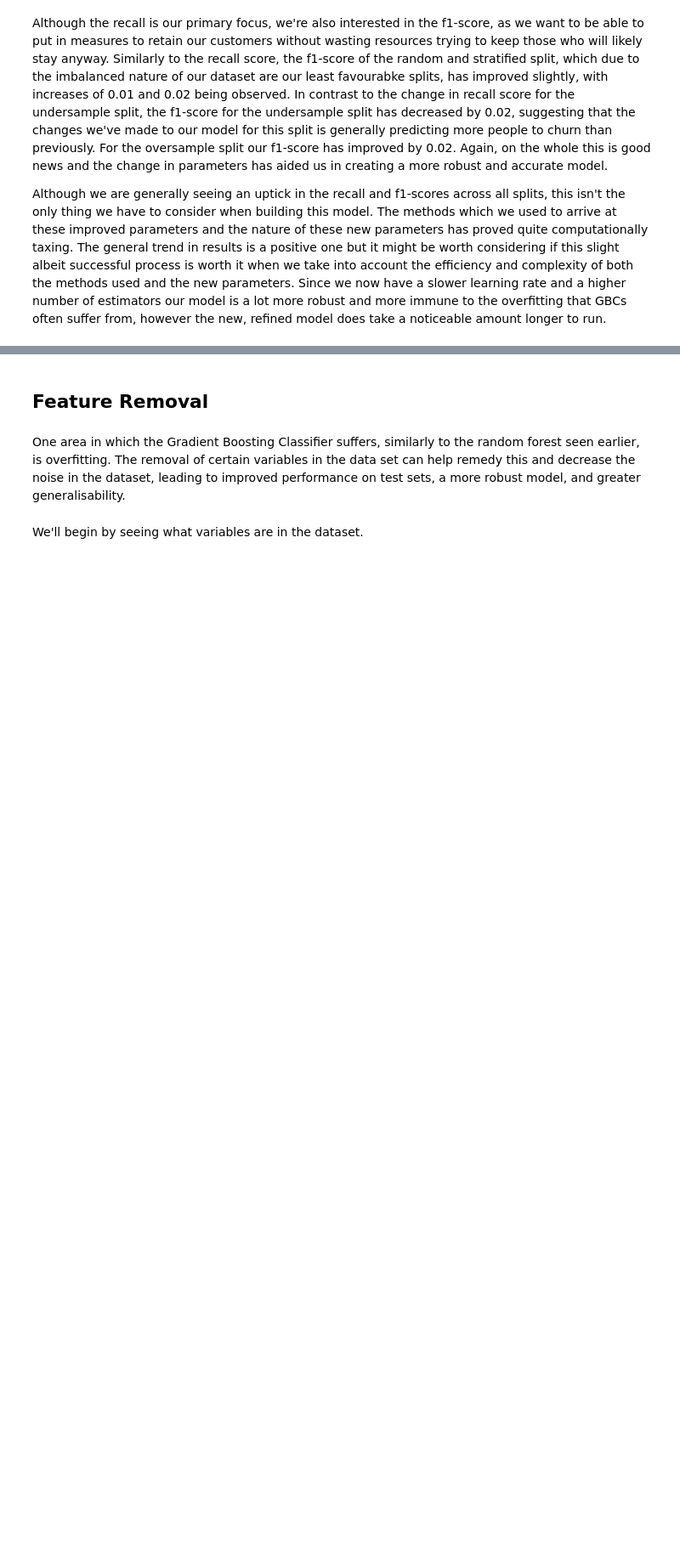
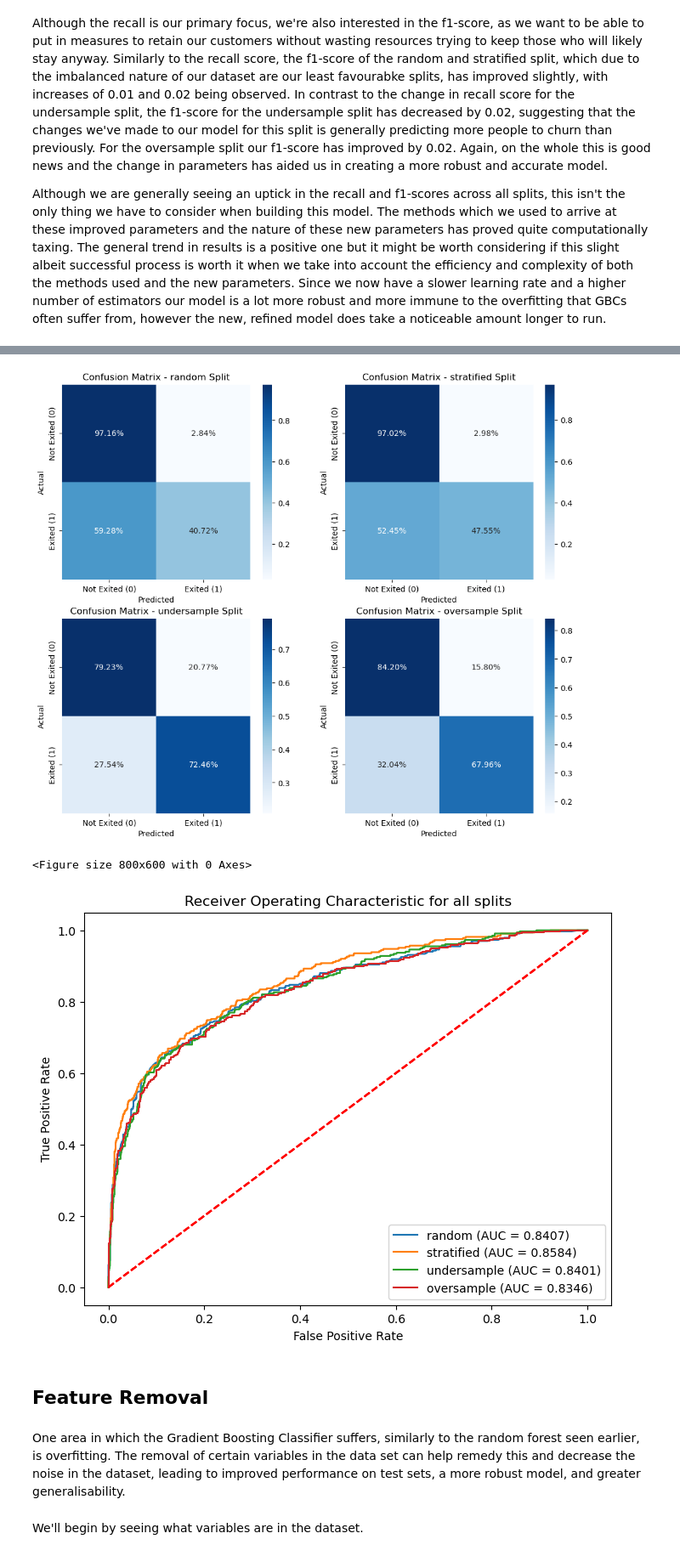
Before and after one commit to djjjones6/Group_Assessment_1, a Jupyter notebook: DaveJ/Gradient Boosting.ipynb, the cells around one changed output, grey strips where cells are left out. Shown at 85% size. Saved outputs shown, nothing was run; the diff lists cells and outputs as text; code cells hidden in the pictures; blank space fills up the shorter version.

```diff
--- a/DaveJ/Gradient Boosting.ipynb
+++ b/DaveJ/Gradient Boosting.ipynb
@@ -285,0 +297,9 @@ Although we are generally seeing an uptick in the recall and f1-scores across al
+# %%
+es_model = GradientBoostingClassifier(learning_rate = 0.01, n_estimators = 1750, max_depth = 4, validation_fraction = 0.1, n_iter_no_change=15, random_state = 0)
+performance_es = {}
+es_model.fit(X_train_raw, y_train_raw)
+performance_es = evaluating_performance_diff_splits(model=es_model,split_data=split_data,performance_matrix=performance_es)
+# %% [output]
+[figure, added]
+<Figure size 800x600 with 0 Axes>
+[figure, added]
```
Also changed, not shown: parts of 24 cells of this notebook.
